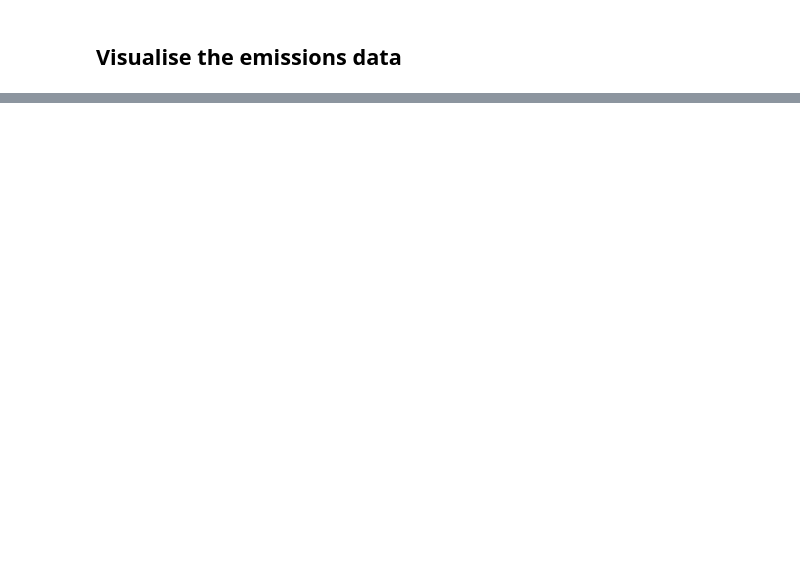
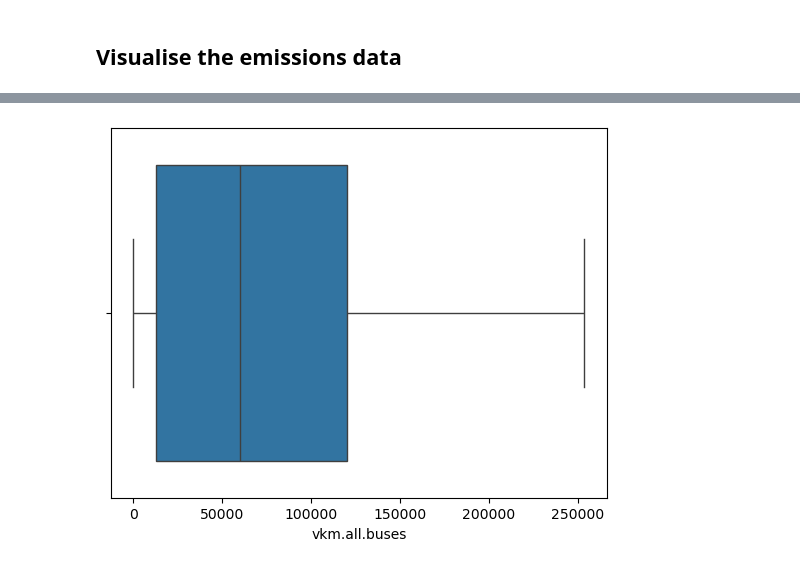
Before and after one commit to andrewsivanesan/London-air-quality, a Jupyter notebook: LondonAirQualityAnalysis.ipynb, the cells around one changed output, grey strips where cells are left out. Drawn from its saved outputs; the diff is of its cells as text; code cells hidden in the pictures; blank space fills up the shorter version.

```diff
--- a/LondonAirQualityAnalysis.ipynb
+++ b/LondonAirQualityAnalysis.ipynb
@@ -44,4 +47,5 @@ transformer = Transformer.from_crs("EPSG:27700", "EPSG:4326")
 # %%
 # define the name of the files to be read into this notebook
-fname = "EmissionsByGridID_2022to2030.csv"
+fname_emissionsgrid = "EmissionsByGridID_2022to2030.csv"
 fname_boundary = "KingstonUponThamesBoundary.geojson"
+fname_roadflows = "LAEI2022-minor-roads-flows-and-speeds.xlsx"
@@ -222,3 +206,18 @@ folium.Choropleth(
 m1
 # %% [output]
 [interactive output not drawn]
+# %%
+road_flow = pd.read_excel(fname_roadflows)
+
+cond = (road_flow["year"] == 2022) & (road_flow["borough"] == "Kingston")
+
+cols = ["grid.id.1km2", "vkm.tfl.buses", "vkm.non.tfl.buses"]
+
+kingston_bus_flow = road_flow[cond][cols]
+
+# columns to select
+cols = ["1km2_ID", "geometry", "vkm.tfl.buses", "vkm.non.tfl.buses"]
+
+bus_flows_grid = grid_boundaries.merge(kingston_bus_flow, how="right", left_on="1km2_ID", right_on="grid.id.1km2")[cols]
+bus_flows_grid["vkm.all.buses"] = bus_flows_grid["vkm.tfl.buses"] + bus_flows_grid["vkm.non.tfl.buses"]
+bus_flows_grid
@@ -225 +242,6 @@ m1
+# %%
+sns.boxplot(data=bus_flows_grid, x="vkm.all.buses")
+plt.show()
+# %% [output]
+[figure, added]
 # %%
```
Also changed, not shown: parts of 18 cells of this notebook.
